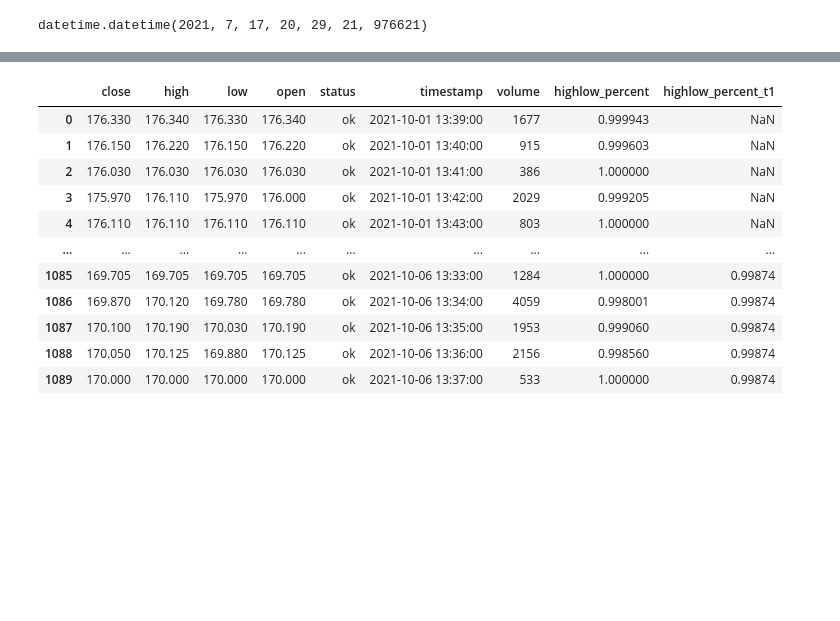
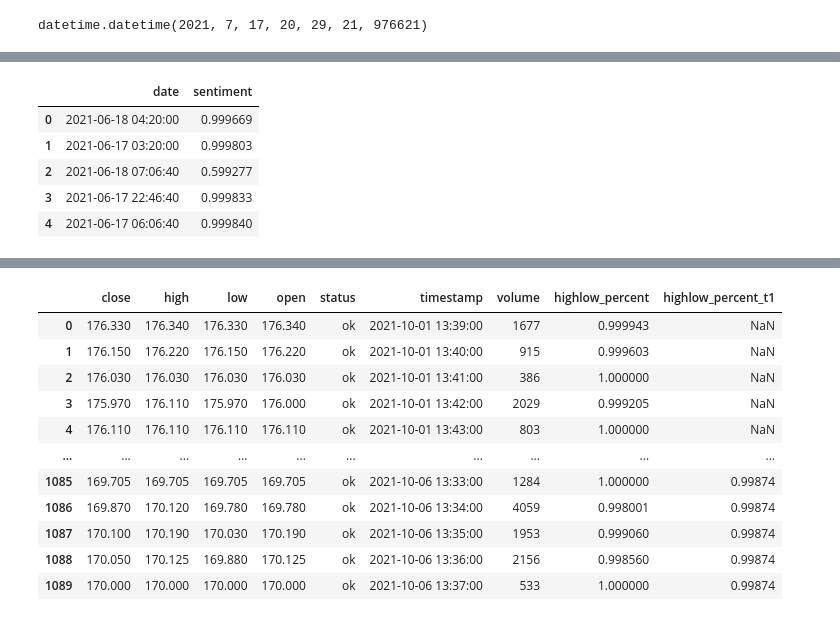
Before and after one commit to ileefmans/stock-sentiment, a Jupyter notebook: notebooks/exploratory_test_notebook.ipynb, the cells around one changed output, grey strips where cells are left out. Saved outputs shown, nothing was run; the diff lists cells and outputs as text; code cells hidden in the pictures; blank space fills up the shorter version.

```diff
--- a/notebooks/exploratory_test_notebook.ipynb
+++ b/notebooks/exploratory_test_notebook.ipynb
@@ -290,0 +357,9 @@ datetime.datetime(2021, 7, 17, 20, 29, 21, 976621)
+# %%
+df2
+# %% [output]
+|  | date | sentiment |
+| 0 | 2021-06-18 04:20:00 | 0.999669 |
+| 1 | 2021-06-17 03:20:00 | 0.999803 |
+| 2 | 2021-06-18 07:06:40 | 0.599277 |
+| 3 | 2021-06-17 22:46:40 | 0.999833 |
+| 4 | 2021-06-17 06:06:40 | 0.999840 |
```
Also changed, not shown: parts of 15 cells of this notebook.
